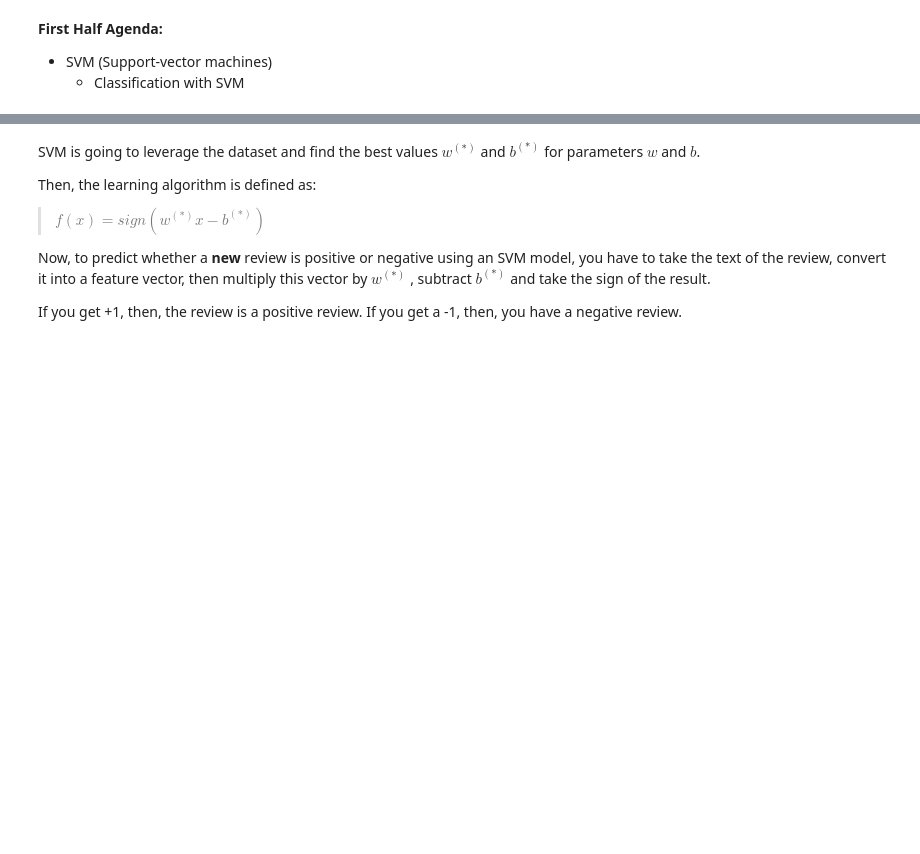
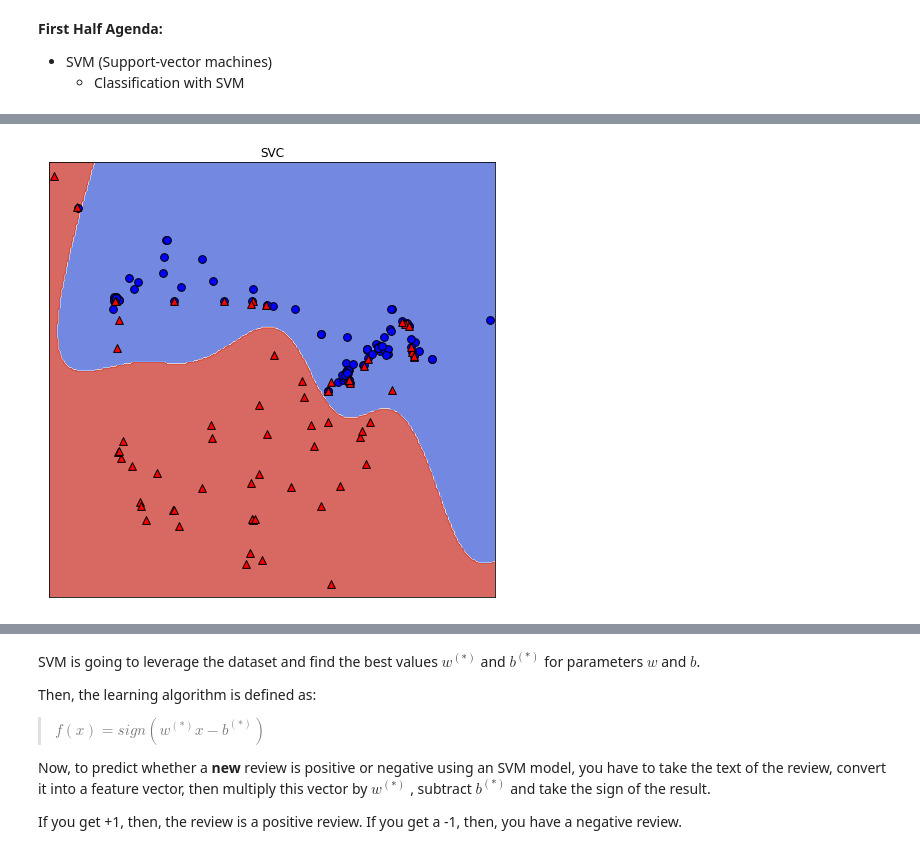
Before and after one commit to sedv8808/LighthouseLabs, a Jupyter notebook: W05D4/W05D04_SVM.ipynb, the cells around one changed output, grey strips where cells are left out. Saved outputs shown, nothing was run; the diff lists cells and outputs as text; code cells hidden in the pictures; blank space fills up the shorter version.

```diff
--- a/W05D4/W05D04_SVM.ipynb
+++ b/W05D4/W05D04_SVM.ipynb
@@ -70,0 +56,4 @@ AND **sign** is a mathematical operator that takes any value as input and return
+# %%
+# split into training/validation and testing set
+X_train, y_train = train_df.drop(columns=['country']), train_df['country']
+X_test, y_test = test_df.drop(columns=['country']), test_df['country']
@@ -70,0 +70,7 @@ AND **sign** is a mathematical operator that takes any value as input and return
+# %%
+# You can think of SVM with RBF kernel as "smooth KNN"
+plt.figure(figsize=(8, 8))
+plt.title("SVC")
+plot_classifier(X_train, y_train, svm, ax=plt.gca());
+# %% [output]
+[figure, added]
```
Also changed, not shown: parts of 25 cells of this notebook, 2 other files.
